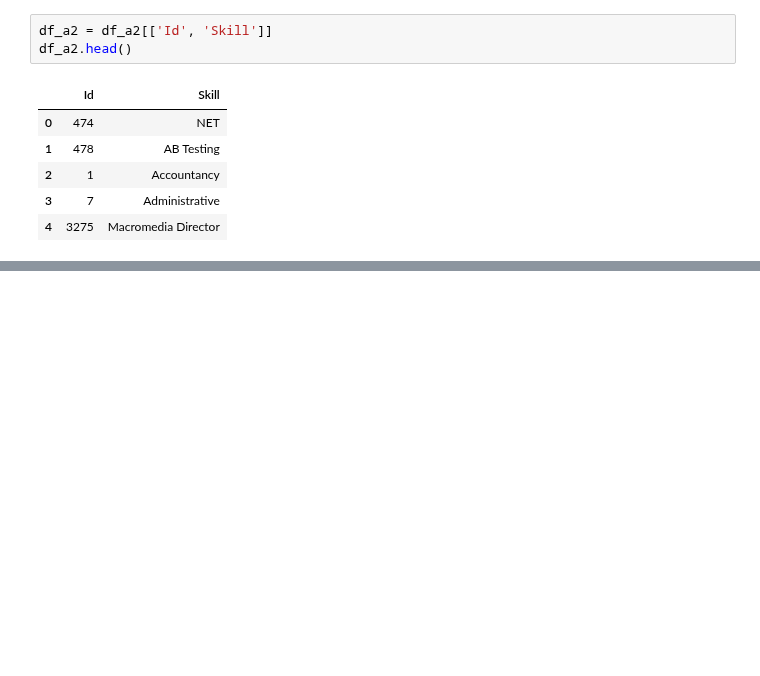
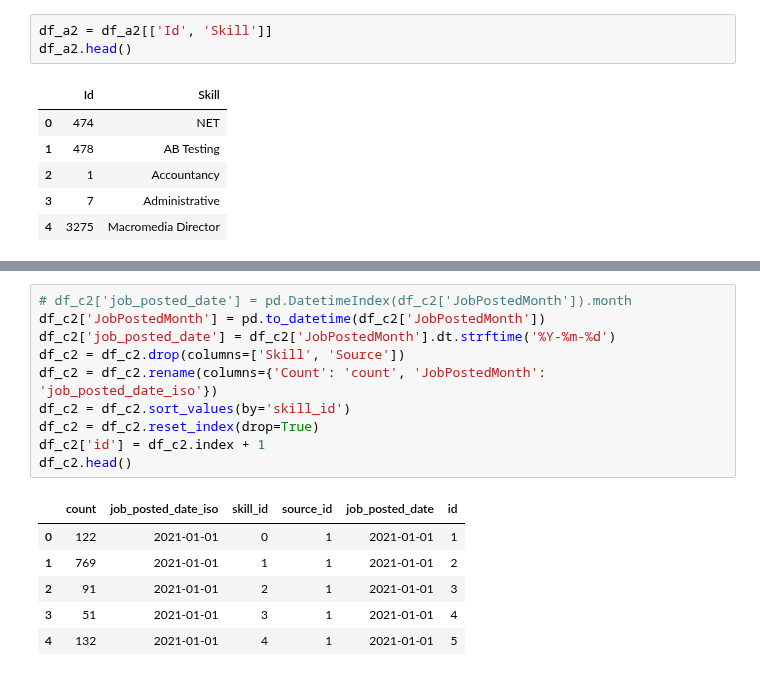
Before and after one commit to binxuankong/skills-ontology-project, a Jupyter notebook: New Skills to DB (Acceltic Format).ipynb, the cells around one changed output, grey strips where cells are left out. Cells and saved outputs as stored; diff of their text form; blank space fills up the shorter version.

```diff
--- a/New Skills to DB (Acceltic Format).ipynb
+++ b/New Skills to DB (Acceltic Format).ipynb
@@ -157,0 +192,17 @@ df_a2.head()
+# %%
+# df_c2['job_posted_date'] = pd.DatetimeIndex(df_c2['JobPostedMonth']).month
+df_c2['JobPostedMonth'] = pd.to_datetime(df_c2['JobPostedMonth'])
+df_c2['job_posted_date'] = df_c2['JobPostedMonth'].dt.strftime('%Y-%m-%d')
+df_c2 = df_c2.drop(columns=['Skill', 'Source'])
+df_c2 = df_c2.rename(columns={'Count': 'count', 'JobPostedMonth': 'job_posted_date_iso'})
+df_c2 = df_c2.sort_values(by='skill_id')
+df_c2 = df_c2.reset_index(drop=True)
+df_c2['id'] = df_c2.index + 1
+df_c2.head()
+# %% [output]
+|  | count | job_posted_date_iso | skill_id | source_id | job_posted_date | id |
+| 0 | 122 | 2021-01-01 | 0 | 1 | 2021-01-01 | 1 |
+| 1 | 769 | 2021-01-01 | 1 | 1 | 2021-01-01 | 2 |
+| 2 | 91 | 2021-01-01 | 2 | 1 | 2021-01-01 | 3 |
+| 3 | 51 | 2021-01-01 | 3 | 1 | 2021-01-01 | 4 |
+| 4 | 132 | 2021-01-01 | 4 | 1 | 2021-01-01 | 5 |
```
Also changed, not shown: parts of 15 cells of this notebook, 3 other files.
